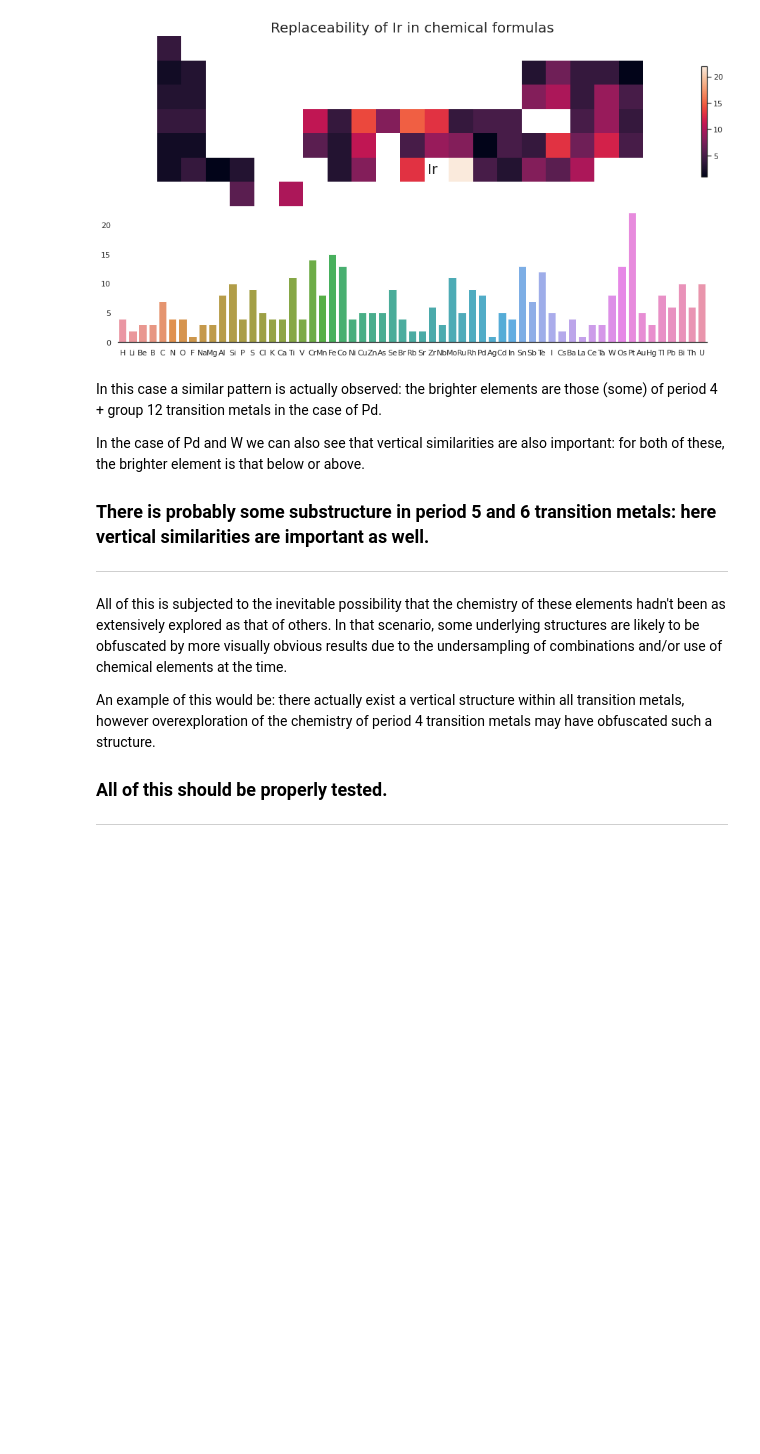
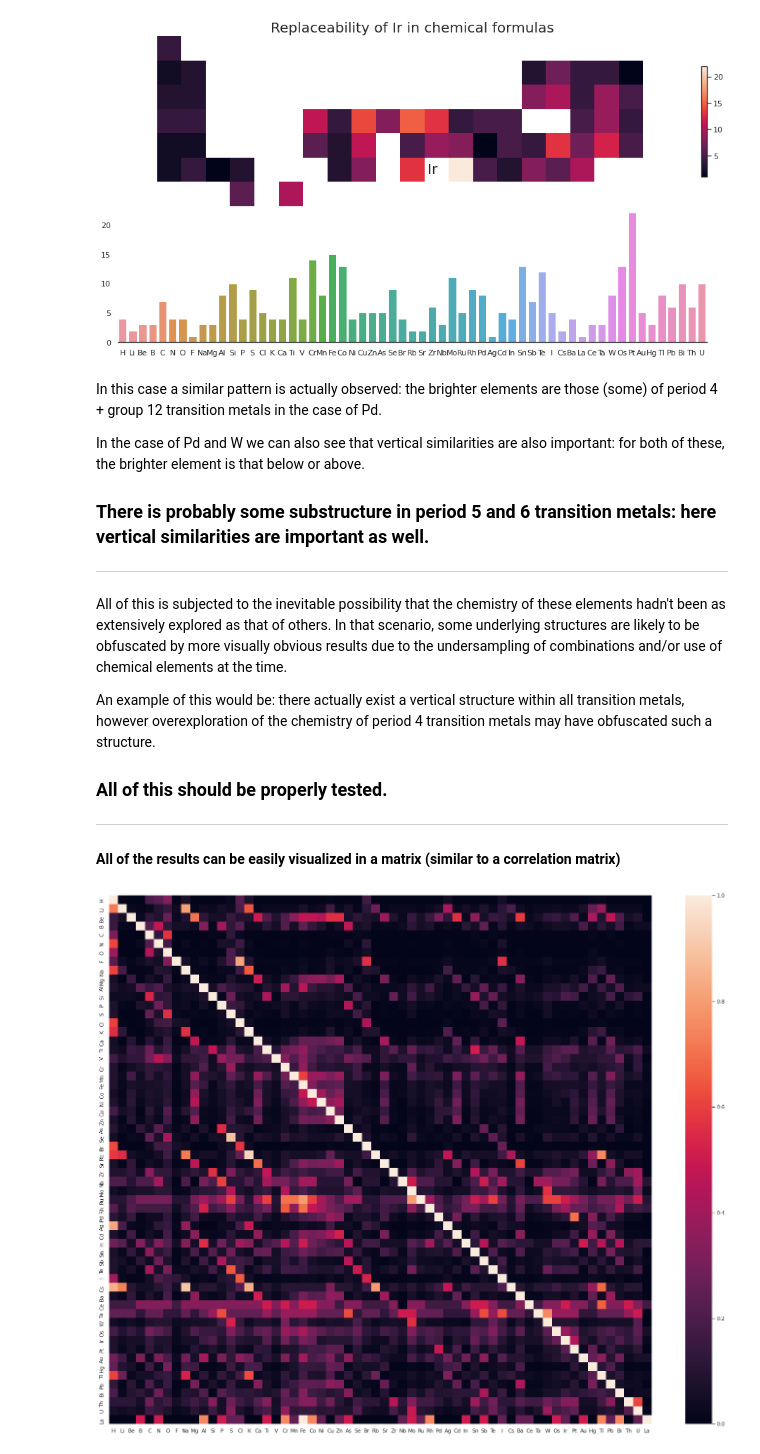
Before and after one commit to doncamilom/1868_SubstancesStudy, a Jupyter notebook: Analysis.ipynb, the cells around one changed output. Drawn from its saved outputs; the diff is of its cells as text; code cells hidden in the pictures; blank space fills up the shorter version.

Commit message:
Added corr matrix

```diff
--- a/Analysis.ipynb
+++ b/Analysis.ipynb
@@ -403,3 +403,39 @@ An example of this would be: there actually exist a vertical structure within al
 
 ### All of this should be properly tested.
 ---
+
+#### All of the results can be easily visualized in a matrix (similar to a correlation matrix)
+# %%
+def mostSimElems_Data(element):
+    """Plot a map and a barplot of the most similar elements for the given element
+    based on 'replaceability' in chemical formulas"""
+
+    x,y = rTP[element]
+    img = T[T[:,x,y]==1].sum(axis=0).copy()
+
+    mask = img!=0
+    with np.errstate(invalid='ignore',divide='ignore'):
+        img = img/mask  #Convert zeros to NaNs so image only shows elements
+
+    img = img/img[x,y]  # Normalize by number of appearances of element in DS
+
+    df = (pd.DataFrame(img.reshape(1,-1),
+                   columns=names,index=[element])
+      .dropna(how='all',axis=1))   # Flatten img and drop 'NaN' entries for barplot
+
+    return df
+# %%
+matrix = pd.DataFrame([])
+
+for elem in elemList:
+    matrix = pd.concat([matrix,mostSimElems_Data(elem)])
+
+matrix = matrix.fillna(0.)
+# Use same order as in columns, --> orederd by atomic number
+matrix = matrix.loc[matrix.columns,:]
+
+fig,ax = plt.subplots(figsize=(25,20))
+sns.heatmap(matrix,ax=ax)
+plt.show()
+# %% [output]
+[figure, added]
```
Also changed, not shown: parts of 2 cells of this notebook.
